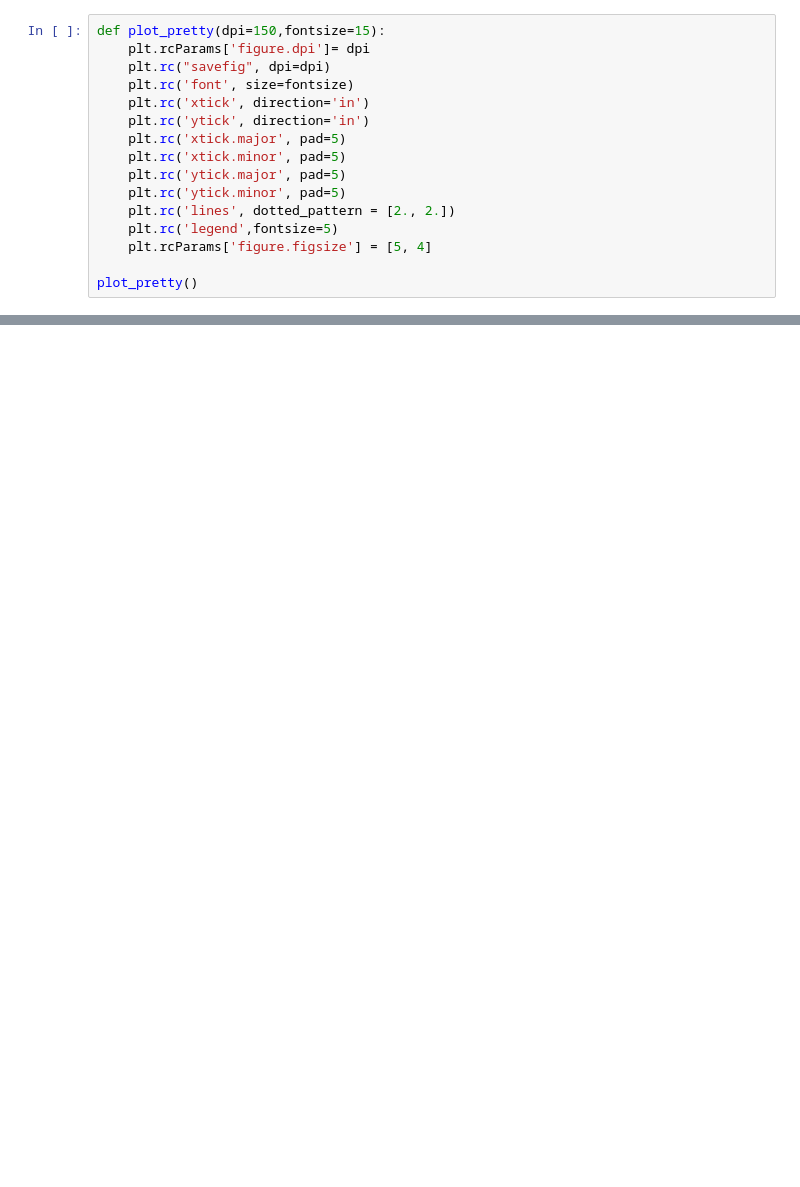
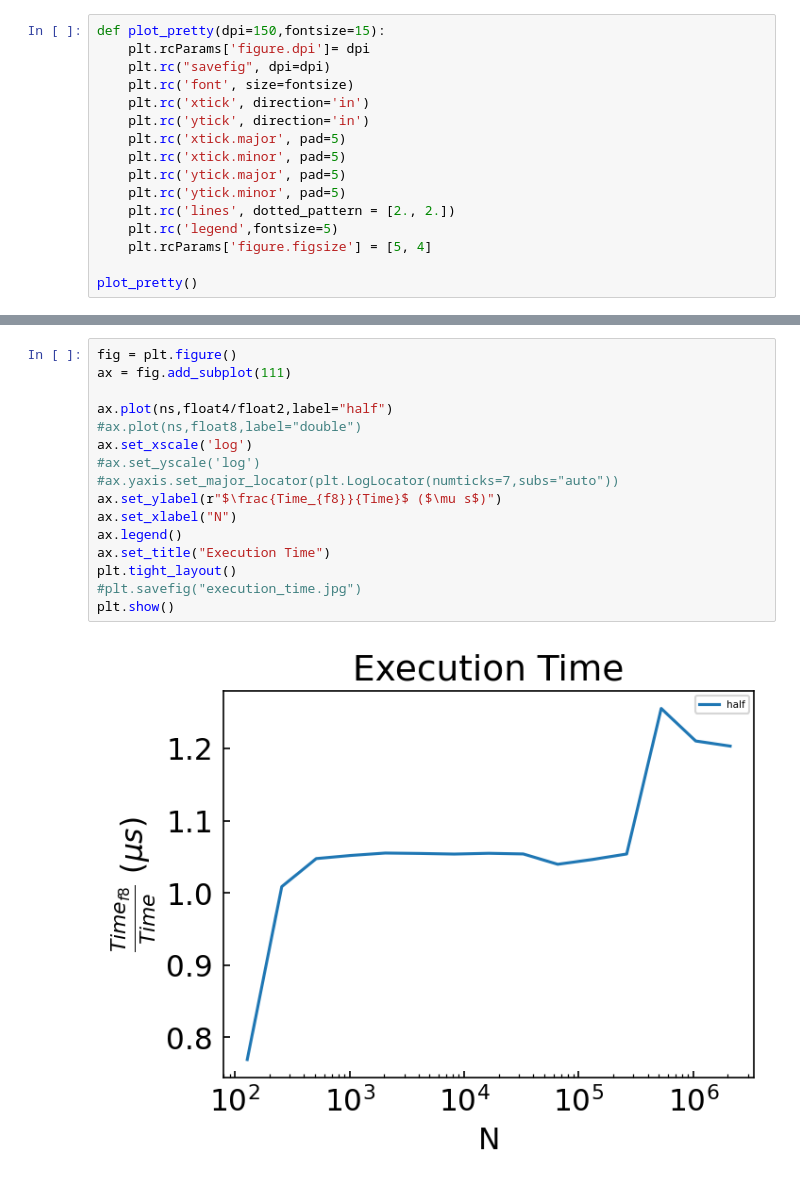
Before and after one commit to humz2k/Force-Errors-In-Cosmological-Simulations, a Jupyter notebook: time_plot.ipynb, the cells around one changed output, grey strips where cells are left out. Cells and saved outputs as stored; diff of their text form; blank space fills up the shorter version.

```diff
--- a/time_plot.ipynb
+++ b/time_plot.ipynb
@@ -68,0 +69,18 @@ plt.show()
+# %%
+fig = plt.figure()
+ax = fig.add_subplot(111)
+
+ax.plot(ns,float4/float2,label="half")
+#ax.plot(ns,float8,label="double")
+ax.set_xscale('log')
+#ax.set_yscale('log')
+#ax.yaxis.set_major_locator(plt.LogLocator(numticks=7,subs="auto"))
+ax.set_ylabel(r"$\frac{Time_{f8}}{Time}$ ($\mu s$)")
+ax.set_xlabel("N")
+ax.legend()
+ax.set_title("Execution Time")
+plt.tight_layout()
+#plt.savefig("execution_time.jpg")
+plt.show()
+# %% [output]
+[figure, added]
```
Also changed, not shown: parts of 2 cells of this notebook, 4 other files.
